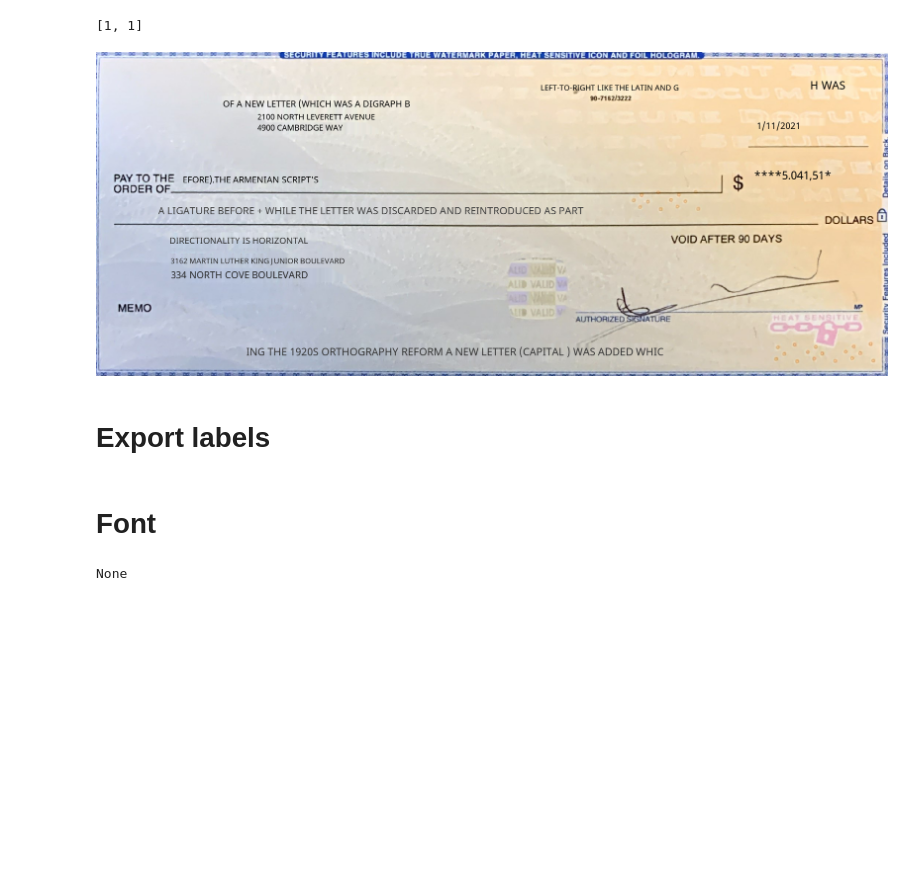
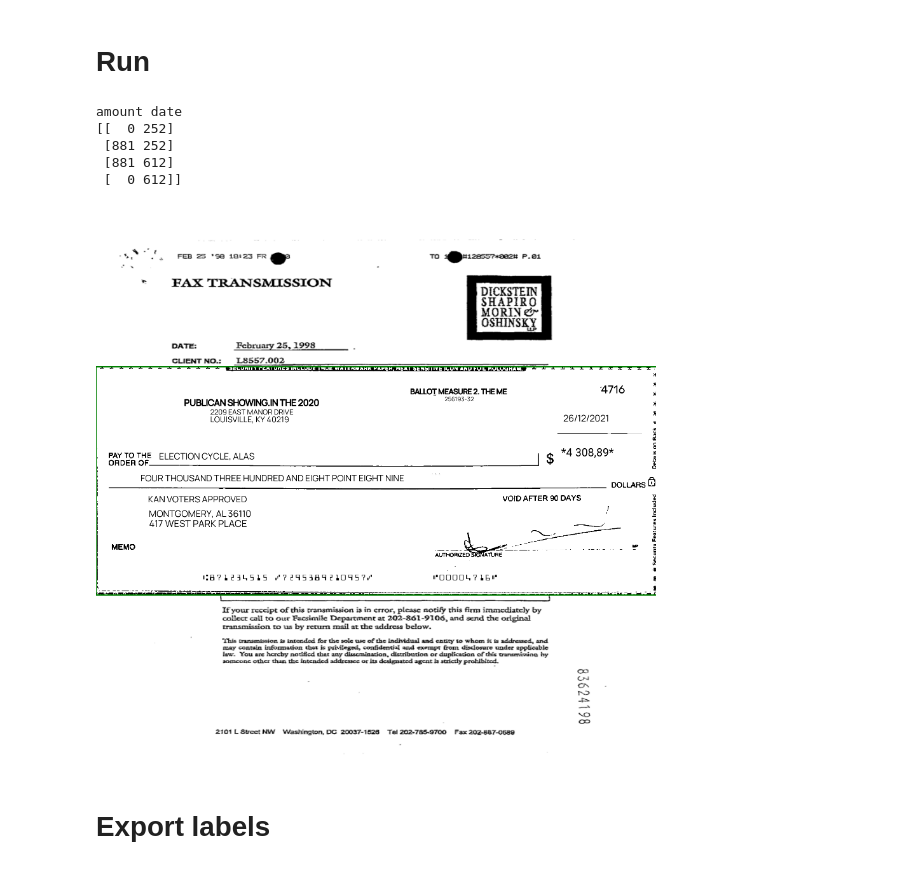
Before and after one commit to bilykigor/synthdog, a Jupyter notebook: synthdog/augmentation.ipynb, the cells around one changed output. Drawn from its saved outputs; the diff is of its cells as text; code cells hidden in the pictures; blank space fills up the shorter version.

Commit message:
template save

```diff
--- a/synthdog/augmentation.ipynb
+++ b/synthdog/augmentation.ipynb
@@ -5,14 +73,48 @@ import numpy as np
+# %% [markdown]
+# Run
+# %%
+from PIL import ImageDraw,ImageFont
+
+def draw_boxes(image, boxes, color='green', width=2):
+    draw = ImageDraw.Draw(image, "RGBA")
+    for box in boxes:
+        if color=='green':
+            fill=(0, 255, 0, 127)
+        else:
+            fill=(255, 0, 0, 127)
+        draw.rectangle(box, outline=(color), width=width,fill=fill)
+
+    return image
+
+def draw_boxes(image, bounds, color='green', width=2):
+    draw = ImageDraw.Draw(image)
+    font = ImageFont.load_default()
+    for bound in bounds:
+        print(bound)
+        p0, p1, p2, p3 = bound
+        draw.line([*p0, *p1, *p2, *p3, *p0], fill=color, width=width)
+        #draw.text((p0[0]+10,p0[1]-10), bound[1][:5],fill='green',font=font)
+    return image
 # %%
+
 config = synthtiger.read_config('config_en.yaml')
 
 template = synthtiger.read_template('template.py', 'TemplateSynthDoG', config)
 
-image = template.generate()['image']
+res = template.generate()
+label = res['label']
+image = res['image']
+roi = res['roi']
 image = Image.fromarray(image[..., :3].astype(np.uint8))
-image
+print(label)
+draw_boxes(image,[roi])
 # %% [output]
-[1, 1]
+amount date
+[[  0 252]
+ [881 252]
+ [881 612]
+ [  0 612]]
-[figure, old version]
+[figure, new version]
 # %% [markdown]
 # Export labels
 # %%
@@ -29,15 +130,0 @@ with open("ch1.json", "w") as outfile:
-# %% [markdown]
-# Font
-# %%
-import io
-import tesserocr
-from PIL import Image
-
-with tesserocr.PyTessBaseAPI() as api:
-    image = image.crop([309,112,309+478,112+31])
-    api.SetImage(image)
-    api.Recognize()  # required to get result from the next line
-    iterator = api.GetIterator()
-    print (iterator.WordFontAttributes())
-# %% [output]
-None
```
Also changed, not shown: parts of 13 cells of this notebook, 3 other files.
